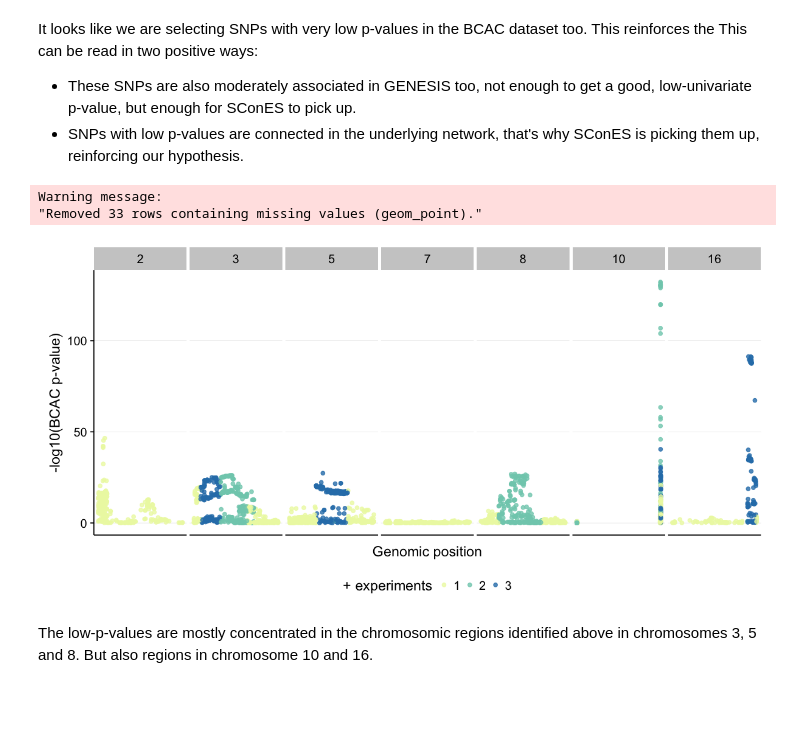
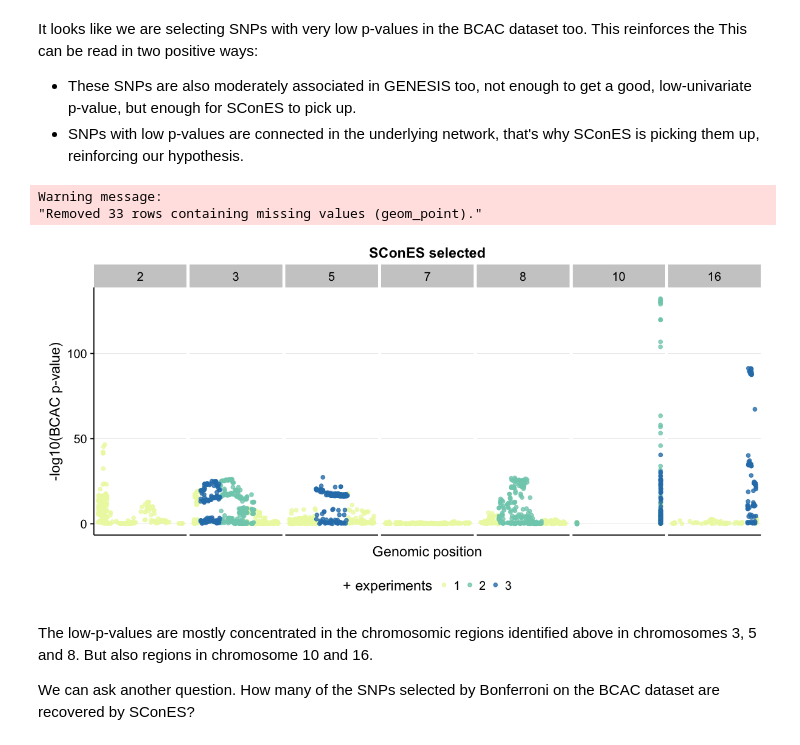
Before and after one commit to hclimente/genewa, a Jupyter notebook: results/evo/evo_analysis.ipynb, the cells around one changed output. Cells and saved outputs as stored; diff of their text form; code cells hidden in the pictures; blank space fills up the shorter version.

```diff
--- a/results/evo/evo_analysis.ipynb
+++ b/results/evo/evo_analysis.ipynb
@@ -230,16 +387,17 @@ GI network selects twice as many SNPs as the GM and the GS networks. As we see,
 We want to put SConES results in the context of another dataset, to see what the SNPs look like. We selected for that the European cohort of the BCAC ([download](http://bcac.ccge.medschl.cam.ac.uk/bcacdata/icogs/)). Note that (low-powered) GWAS have issues with replication, so low p-values in one experiment doesn't imply low p-values in another one.
 # %%
 bcac <- read_tsv("../../datasets/icogs_bcac_public_results_euro.lite.txt", col_types = "cd") %>%
+    rename(p_bcac = bcac_icogs1_risk_P1df) %>%
     merge(consistency, by.x = "phase3_1kg_id", by.y = "snp", all.y = T)
 
 bp <- bcac %>%
-    filter(!is.na(bcac_icogs1_risk_P1df)) %>%
-    ggplot(aes(x = as.character(consistency), y = -log10(bcac_icogs1_risk_P1df))) +
+    filter(!is.na(p_bcac)) %>%
+    ggplot(aes(x = as.character(consistency), y = -log10(p_bcac))) +
         geom_boxplot() +
         labs(x = "+ experiments", y = "-log10(BCAC p-value)")
 
 h <- bcac %>%
-    filter(is.na(bcac_icogs1_risk_P1df)) %>%
+    filter(is.na(p_bcac)) %>%
     ggplot(aes(x = consistency)) +
         geom_histogram(bins = 4) +
         scale_y_log10() +
@@ -257,19 +415,23 @@ It looks like we are selecting SNPs with very low p-values in the BCAC dataset t
 # %%
 bcac %>%
     filter(consistency > 0) %>%
-    ggplot(aes(x = pos, y = -log10(bcac_icogs1_risk_P1df), color = as.character(consistency))) +
+    arrange(consistency) %>%
+    ggplot(aes(x = pos, y = -log10(p_bcac), color = as.character(consistency))) +
         geom_point(alpha = 0.8) +
         background_grid(major = "y", minor = "none") +
         theme(axis.text.x = element_blank(),
               axis.ticks.x = element_blank(),
               legend.position = "bottom",
               panel.spacing.x = unit(0.2, "lines")) +
-        labs(x = "Genomic position", y = "-log10(BCAC p-value)", color = "+ experiments") +
+        labs(x = "Genomic position", y = "-log10(BCAC p-value)",
+             color = "+ experiments", title = "SConES selected") +
         scale_color_manual(values = c("1"="#edf8b1", "2"="#7fcdbb", "3"="#2c7fb8")) +
         facet_grid(. ~ chr, scales = "free_x")
 # %% [output]
 Warning message:
 "Removed 33 rows containing missing values (geom_point)."
-[figure, old version]
+[figure, new version]
 # %% [markdown]
 The low-p-values are mostly concentrated in the chromosomic regions identified above in chromosomes 3, 5 and 8. But also regions in chromosome 10 and 16.
+
+We can ask another question. How many of the SNPs selected by Bonferroni on the BCAC dataset are recovered by SConES?
```
Also changed, not shown: parts of 20 cells of this notebook.
